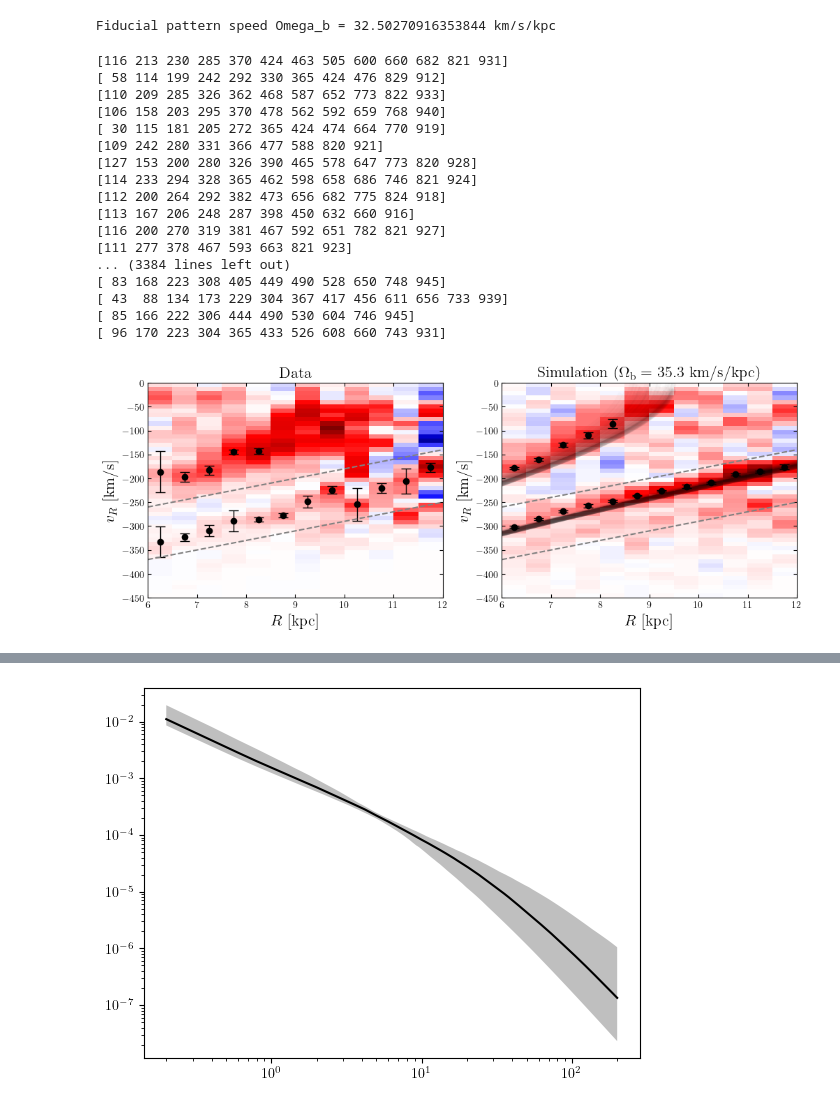
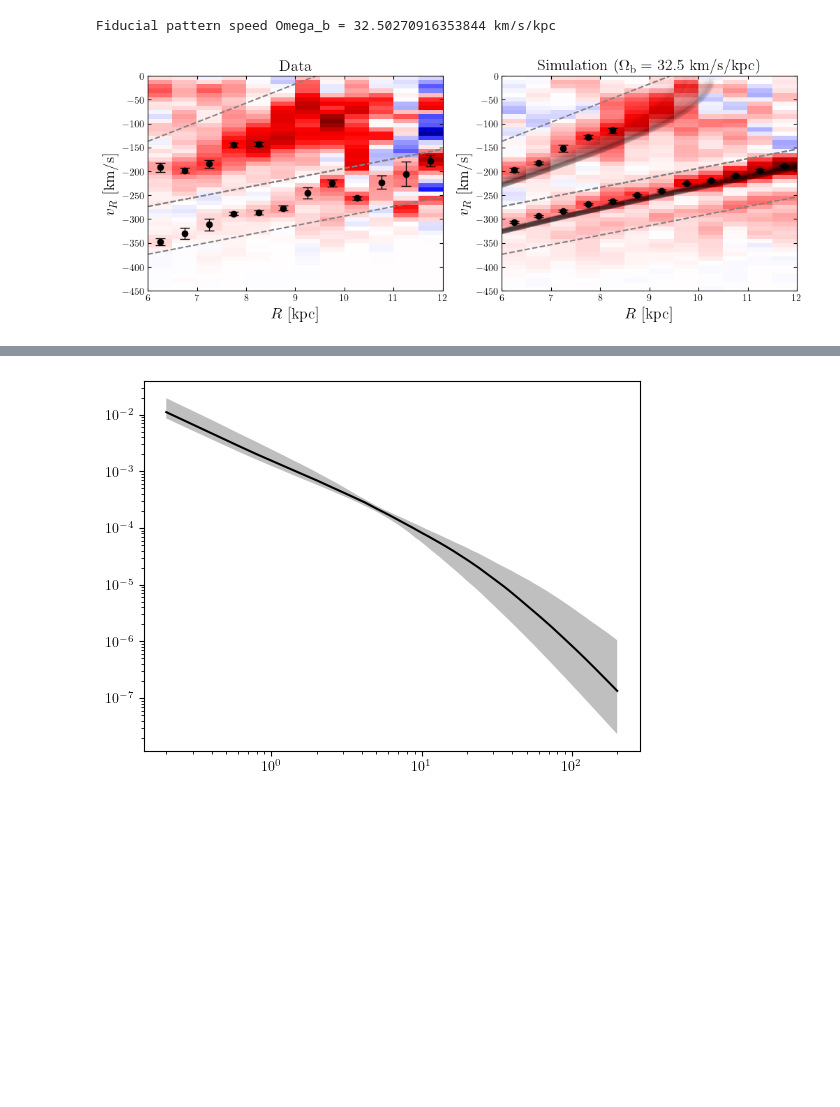
Before and after one commit to adllmr/resonances, a Jupyter notebook: pot_pat_fit.ipynb, the cells around one changed output, grey strips where cells are left out. Saved outputs shown, nothing was run; the diff lists cells and outputs as text; code cells hidden in the pictures; blank space fills up the shorter version.

```diff
--- a/pot_pat_fit.ipynb
+++ b/pot_pat_fit.ipynb
@@ -460,8 +460,8 @@ from scipy.signal import find_peaks, peak_widths
 from scipy.ndimage import gaussian_filter
 from scipy.stats import gaussian_kde
 
-vR_bins = np.linspace(-450, 450, 101)
-vR_grid = np.linspace(-450, 450, 1001)
+vR_bins = np.linspace(-400, 400, 101)
+vR_grid = np.linspace(-400, 400, 1001)
 vR_bincentres = (vR_bins[1:] + vR_bins[:-1])/2
 vphi_bins = np.linspace(0, 100, 11)
 
@@ -525,15 +525,13 @@ def calc_R_vR_peaks(R, vR, R_bins, vR_grid, sigma_kde, n_bootstrap, res_bounds):
             # Find peaks
             peak_indices, peak_props = find_peaks(kde_antisym, prominence=0., height=0.)#, distance=50/vR_gridspace)
 
-            print(peak_indices)
-
             # Order peaks by their heights (or prominences)
             peak_prom = peak_props['prominences']
             peak_height = peak_props['peak_heights']
             peak_order = np.argsort(-peak_prom)
 
             # Select highest (or most prominent) peaks
-            peak_indices = peak_indices[peak_order][:4]
+            peak_indices = peak_indices[peak_order]#[:5]
             vR_peaks = vR_grid[peak_indices]
 
             # Find most prominent peaks within boundaries
@@ -564,15 +562,15 @@ sigma_kde = 10
 n_bootstrap = 100
 
 # Boundaries of region in which to search for OLR peaks
-CR_bounds = [lambda R: 20*(R - 8) - 50, lambda R: 20*(R - 8) - 220]#, lambda R: 20*(R - 8) - 320]
-OLR_bounds = [lambda R: 20*(R - 8) - 220, lambda R: 20*(R - 8) - 330]
+CR_bounds = [lambda R: 40*(R - R_sun) - 50, lambda R: 20*(R - R_sun) - 230]#, lambda R: 20*(R - 8) - 320]
+OLR_bounds = [lambda R: 20*(R - R_sun) - 230, lambda R: 20*(R - R_sun) - 330]
 
 # Bins for each resonance
 bins_CR = R_bins[0:6]
 bins_OLR = R_bins
 
 # Simulation snapshot
-snap = -3
+snap = -2
 
 # Data
 cut_data = (Lz_data > 0)*(abs(Lz_data) < 500)*(abs(phi_data_sun) < phi_range)*(abs(z_data) < z_max)
@@ -623,6 +621,10 @@ axs[1].errorbar(x_CR_sim, y_CR_sim, yerr_CR_sim, c='k', fmt='o', capsize=5, elin
 axs[1].errorbar(x_OLR_sim, y_OLR_sim, yerr_OLR_sim, c='k', fmt='o', capsize=5, elinewidth=1, capthick=1)
 
 # Plot boundaries between resonant regions
+for i in range(len(CR_bounds)):
+    axs[0].plot(R_bins, CR_bounds[i](R_bins), ls='--', c='grey')
+    axs[1].plot(R_bins, CR_bounds[i](R_bins), ls='--', c='grey')
+
 for i in range(len(OLR_bounds)):
     axs[0].plot(R_bins, OLR_bounds[i](R_bins), ls='--', c='grey')
     axs[1].plot(R_bins, OLR_bounds[i](R_bins), ls='--', c='grey')
@@ -643,51 +645,34 @@ R_grid = np.linspace(R_bins[0], R_bins[-1], 101)
  #make_pot(vcirc_sun_sim, a_NFW_sim, pot_axi_baryon)
 
 for i in range(len(Lz_grid)):
     for j in range(len(res_ratio_list)):
         vR_res = calc_res_orbit(pot_axi_sim, Omega_b_sim[snap], res_ratio_list[j], Lz_grid[i])
         axs[1].plot(R_grid, vR_res(R_grid), c='k', alpha=0.02, lw=5)
 
 
 for ax in axs.flat:
     ax.set_ylim(top=0)
     ax.tick_params(top=True, bottom=True, right=True, left=True, direction='in')
     ax.set_xlabel('$R$ [kpc]', fontsize=16)
     ax.set_ylabel('$v_R$ [km/s]', fontsize=16)
 
 axs[0].set_title('Data', fontsize=16)
 axs[1].set_title('Simulation ($\Omega_\mathrm{b}=$ '+'{:.1f}'.format(Omega_b_sim[snap])+' km/s/kpc)', fontsize=16)
 
 
 # # Calculate a fiducial OLR orbit
 # pot_axi_Hunter = agama.Potential(agama_pot_path+'MWPotentialHunter24_axi.ini')
 # vR_func_list = calc_res_orbit(pot_axi_Hunter, Omega_b_sim[snap], res_ratio_list, 250)
 
 # for j in range(len(res_ratio_list)):
 #     vR_func = vR_func_list[j]
 #     R_grid = np.linspace(R_bins[0], R_bins[-1], 1001)
 #     ax.plot(R_grid, vR_func(R_grid), c='k')
 
 plt.show()
 plt.close()
 # %% [output]
-[116 213 230 285 370 424 463 505 600 660 682 821 931]
-[ 58 114 199 242 292 330 365 424 476 829 912]
-[110 209 285 326 362 468 587 652 773 822 933]
-[106 158 203 295 370 478 562 592 659 768 940]
-[ 30 115 181 205 272 365 424 474 664 770 919]
-[109 242 280 331 366 477 588 820 921]
-[127 153 200 280 326 390 465 578 647 773 820 928]
-[114 233 294 328 365 462 598 658 686 746 821 924]
-[112 200 264 292 382 473 656 682 775 824 918]
-[113 167 206 248 287 398 450 632 660 916]
-[116 200 270 319 381 467 592 651 782 821 927]
-[111 277 378 467 593 663 821 923]
-... (3384 lines left out)
-[ 83 168 223 308 405 449 490 528 650 748 945]
-[ 43  88 134 173 229 304 367 417 456 611 656 733 939]
-[ 85 166 222 306 444 490 530 604 746 945]
-[ 96 170 223 304 365 433 526 608 660 743 931]
-[figure, old version]
+[figure, new version]
 # %%
 '''Calculate priors on offsets between resonances and peaks based on simulation'''
 
```
Also changed, not shown: parts of 12 cells of this notebook, 1 other file.
